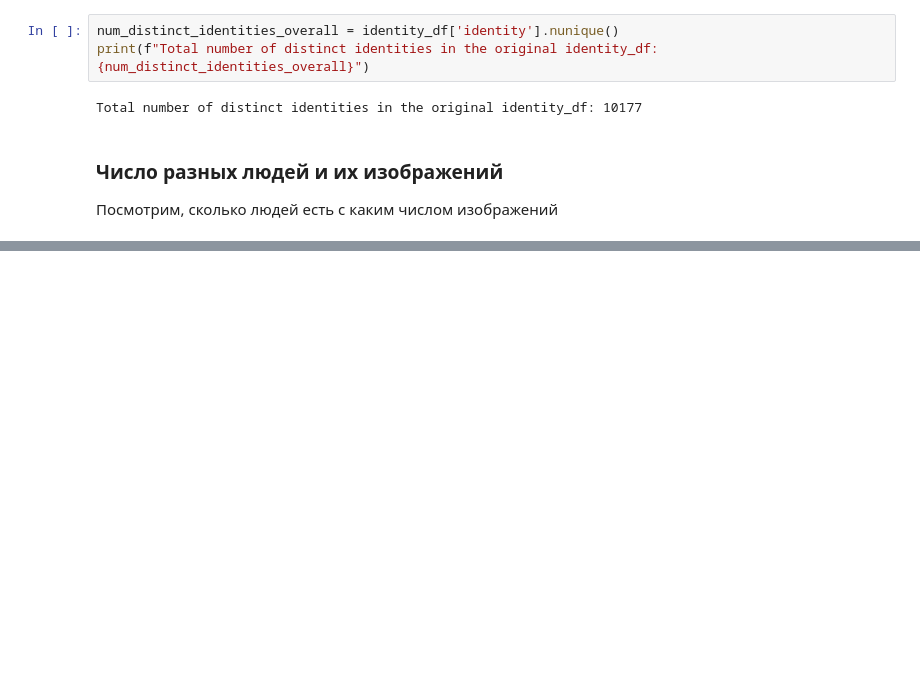
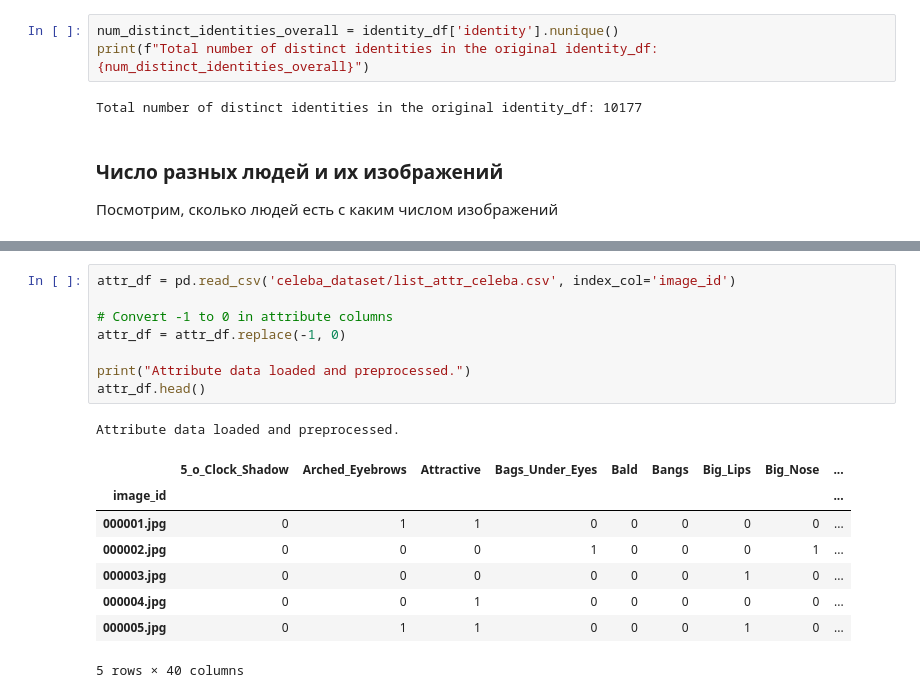
Before and after one commit to dukei/dls-fr, a Jupyter notebook: DLS-project-FR-2_PrepareDataset.ipynb, the cells around one changed output, grey strips where cells are left out. Drawn from its saved outputs; the diff is of its cells as text; blank space fills up the shorter version.

```diff
--- a/DLS-project-FR-2_PrepareDataset.ipynb
+++ b/DLS-project-FR-2_PrepareDataset.ipynb
@@ -906,0 +104,18 @@ First 5 rows of Validation DataFrame:
+# %%
+attr_df = pd.read_csv('celeba_dataset/list_attr_celeba.csv', index_col='image_id')
+
+# Convert -1 to 0 in attribute columns
+attr_df = attr_df.replace(-1, 0)
+
+print("Attribute data loaded and preprocessed.")
+attr_df.head()
+# %% [output]
+Attribute data loaded and preprocessed.
+|  | 5_o_Clock_Shadow | Arched_Eyebrows | Attractive | Bags_Under_Eyes | Bald | Bangs | Big_Lips | Big_Nose | ... |
+| image_id |  |  |  |  |  |  |  |  | ... |
+| 000001.jpg | 0 | 1 | 1 | 0 | 0 | 0 | 0 | 0 | ... |
+| 000002.jpg | 0 | 0 | 0 | 1 | 0 | 0 | 0 | 1 | ... |
+| 000003.jpg | 0 | 0 | 0 | 0 | 0 | 0 | 1 | 0 | ... |
+| 000004.jpg | 0 | 0 | 1 | 0 | 0 | 0 | 0 | 0 | ... |
+| 000005.jpg | 0 | 1 | 1 | 0 | 0 | 0 | 1 | 0 | ... |
+5 rows × 40 columns
```
Also changed, not shown: parts of 86 cells of this notebook.
